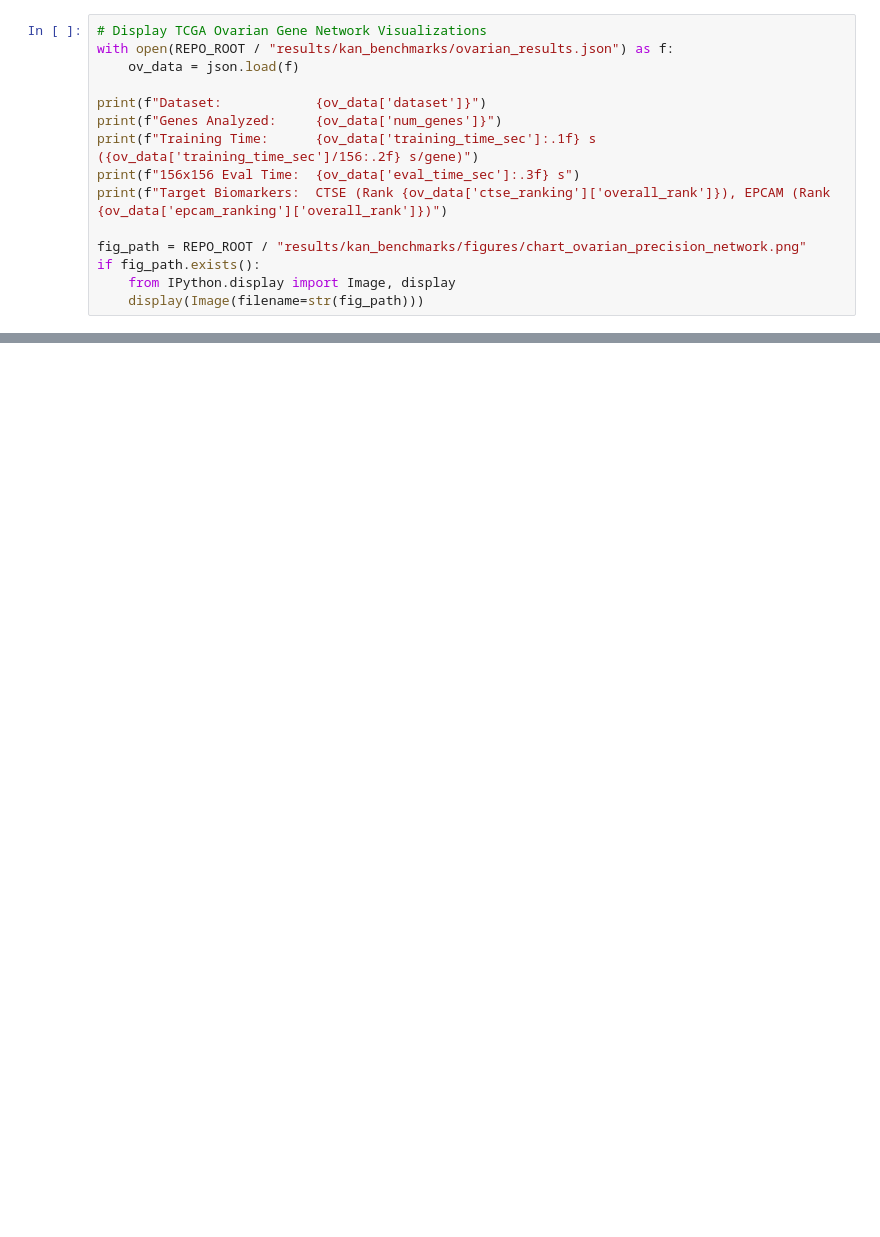
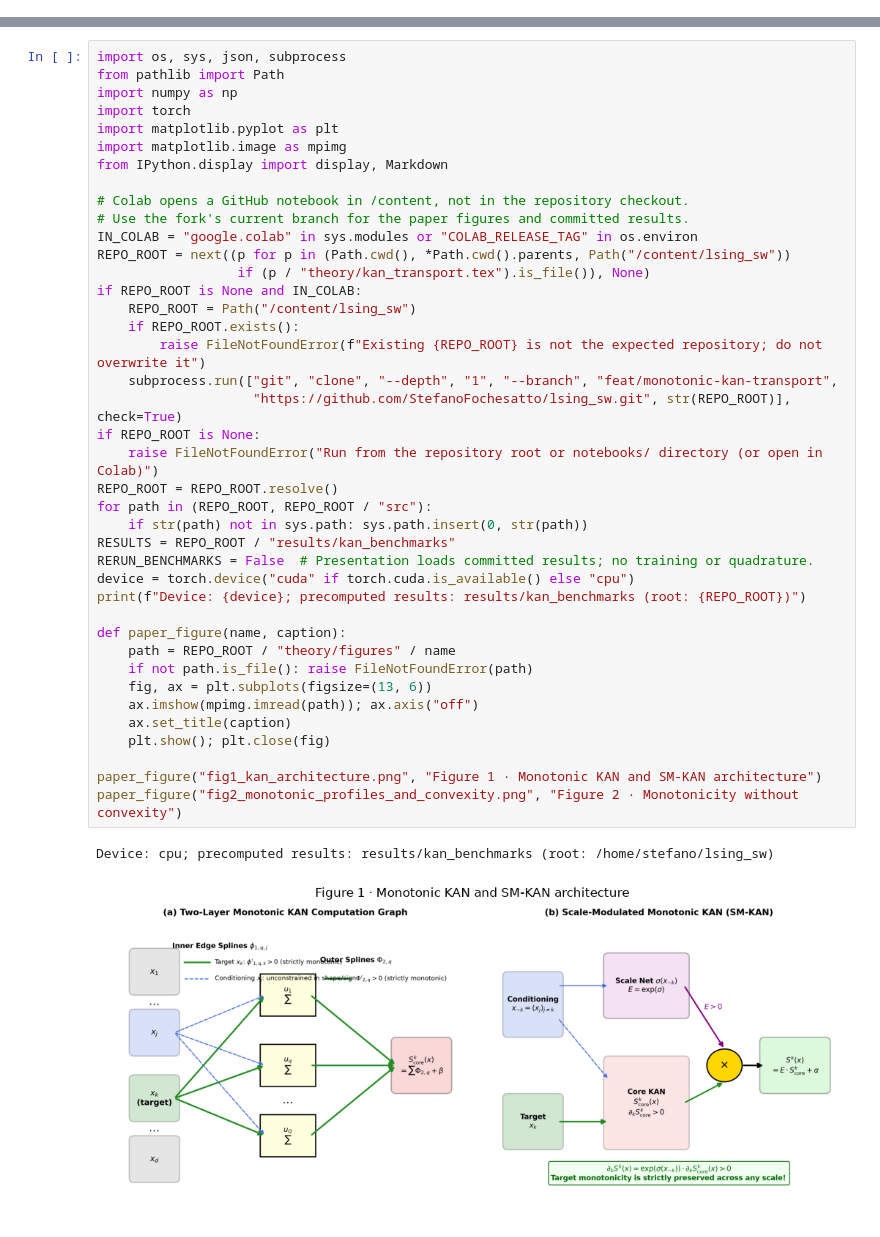
Before and after one commit to StefanoFochesatto/lsing_sw, a Jupyter notebook: notebooks/kan_transport_guide.ipynb, the cells around one changed output, grey strips where cells are left out. Saved outputs shown, nothing was run; the diff lists cells and outputs as text; blank space fills up the shorter version.

Commit message:
Make KAN transport guide Colab-ready with full ovarian figure data

```diff
--- a/notebooks/kan_transport_guide.ipynb
+++ b/notebooks/kan_transport_guide.ipynb
@@ -449,15 +0,0 @@ In $d=156$, extracting the generalized precision matrix requires evaluating $\bi
-# %%
-# Display TCGA Ovarian Gene Network Visualizations
-with open(REPO_ROOT / "results/kan_benchmarks/ovarian_results.json") as f:
-    ov_data = json.load(f)
-
-print(f"Dataset:            {ov_data['dataset']}")
-print(f"Genes Analyzed:     {ov_data['num_genes']}")
-print(f"Training Time:      {ov_data['training_time_sec']:.1f} s ({ov_data['training_time_sec']/156:.2f} s/gene)")
-print(f"156x156 Eval Time:  {ov_data['eval_time_sec']:.3f} s")
-print(f"Target Biomarkers:  CTSE (Rank {ov_data['ctse_ranking']['overall_rank']}), EPCAM (Rank {ov_data['epcam_ranking']['overall_rank']})")
-
-fig_path = REPO_ROOT / "results/kan_benchmarks/figures/chart_ovarian_precision_network.png"
-if fig_path.exists():
-    from IPython.display import Image, display
-    display(Image(filename=str(fig_path)))
@@ -480,0 +21,43 @@ For full mathematical proofs, see `theory/kan_transport.tex` and `theory/kan_tra
+# %%
+import os, sys, json, subprocess
+from pathlib import Path
+import numpy as np
+import torch
+import matplotlib.pyplot as plt
+import matplotlib.image as mpimg
+from IPython.display import display, Markdown
+
+# Colab opens a GitHub notebook in /content, not in the repository checkout.
+# Use the fork's current branch for the paper figures and committed results.
+IN_COLAB = "google.colab" in sys.modules or "COLAB_RELEASE_TAG" in os.environ
+REPO_ROOT = next((p for p in (Path.cwd(), *Path.cwd().parents, Path("/content/lsing_sw"))
+                  if (p / "theory/kan_transport.tex").is_file()), None)
+if REPO_ROOT is None and IN_COLAB:
+    REPO_ROOT = Path("/content/lsing_sw")
+    if REPO_ROOT.exists():
+        raise FileNotFoundError(f"Existing {REPO_ROOT} is not the expected repository; do not overwrite it")
+    subprocess.run(["git", "clone", "--depth", "1", "--branch", "feat/monotonic-kan-transport",
+                    "https://github.com/StefanoFochesatto/lsing_sw.git", str(REPO_ROOT)], check=True)
+if REPO_ROOT is None:
+    raise FileNotFoundError("Run from the repository root or notebooks/ directory (or open in Colab)")
+REPO_ROOT = REPO_ROOT.resolve()
+for path in (REPO_ROOT, REPO_ROOT / "src"):
+    if str(path) not in sys.path: sys.path.insert(0, str(path))
+RESULTS = REPO_ROOT / "results/kan_benchmarks"
+RERUN_BENCHMARKS = False  # Presentation loads committed results; no training or quadrature.
+device = torch.device("cuda" if torch.cuda.is_available() else "cpu")
+print(f"Device: {device}; precomputed results: results/kan_benchmarks (root: {REPO_ROOT})")
+
+def paper_figure(name, caption):
+    path = REPO_ROOT / "theory/figures" / name
+    if not path.is_file(): raise FileNotFoundError(path)
+    fig, ax = plt.subplots(figsize=(13, 6))
+    ax.imshow(mpimg.imread(path)); ax.axis("off")
+    ax.set_title(caption)
+    plt.show(); plt.close(fig)
+
+paper_figure("fig1_kan_architecture.png", "Figure 1 · Monotonic KAN and SM-KAN architecture")
+paper_figure("fig2_monotonic_profiles_and_convexity.png", "Figure 2 · Monotonicity without convexity")
+# %% [output]
+Device: cpu; precomputed results: results/kan_benchmarks (root: /home/stefano/lsing_sw)
+[figure, added]
```
Also changed, not shown: parts of 39 cells of this notebook, 1 other file.
